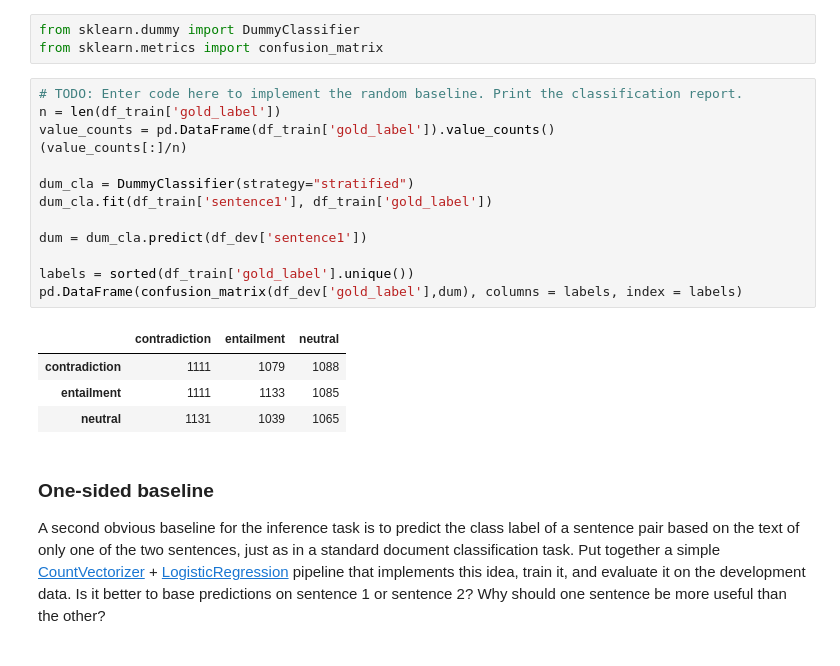
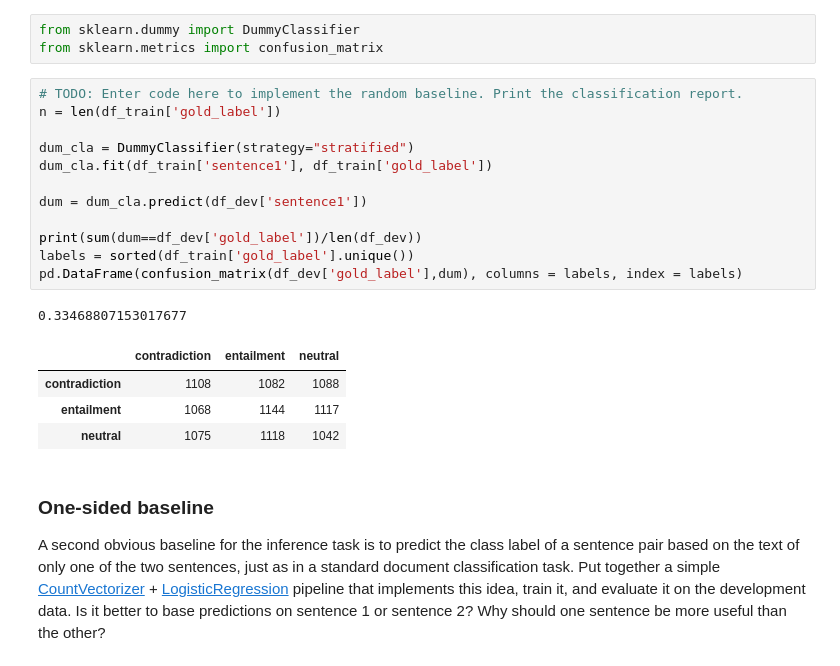
Before and after one commit to oskarhiden/TDDE16---Text-Mining, a Jupyter notebook: L4/TM-L4.ipynb, the cells around one changed output. Cells and saved outputs as stored; diff of their text form.

```diff
--- a/L4/TM-L4.ipynb
+++ b/L4/TM-L4.ipynb
@@ -254,21 +238,21 @@ from sklearn.metrics import confusion_matrix
 # %%
 # TODO: Enter code here to implement the random baseline. Print the classification report.
 n = len(df_train['gold_label'])
-value_counts = pd.DataFrame(df_train['gold_label']).value_counts()
-(value_counts[:]/n)
 
 dum_cla = DummyClassifier(strategy="stratified")
 dum_cla.fit(df_train['sentence1'], df_train['gold_label'])
 
 dum = dum_cla.predict(df_dev['sentence1'])
 
+print(sum(dum==df_dev['gold_label'])/len(df_dev))
 labels = sorted(df_train['gold_label'].unique())
 pd.DataFrame(confusion_matrix(df_dev['gold_label'],dum), columns = labels, index = labels)
 # %% [output]
+0.33468807153017677
 |  | contradiction | entailment | neutral |
-| contradiction | 1111 | 1079 | 1088 |
-| entailment | 1111 | 1133 | 1085 |
-| neutral | 1131 | 1039 | 1065 |
+| contradiction | 1108 | 1082 | 1088 |
+| entailment | 1068 | 1144 | 1117 |
+| neutral | 1075 | 1118 | 1042 |
 # %% [markdown]
 ### One-sided baseline
 
```
Also changed, not shown: parts of 21 cells of this notebook.
